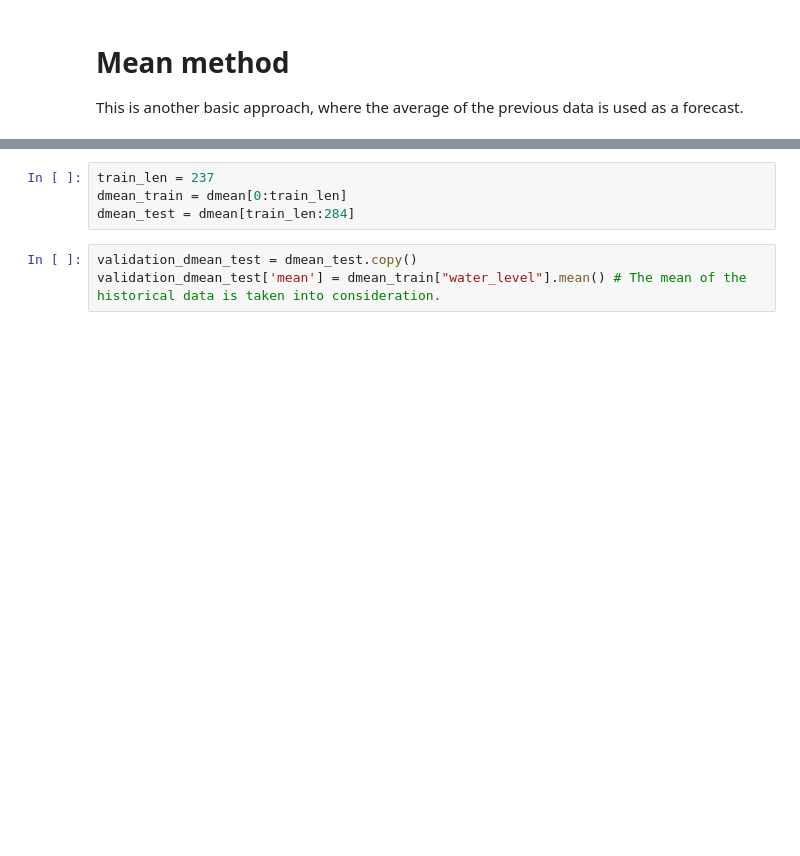
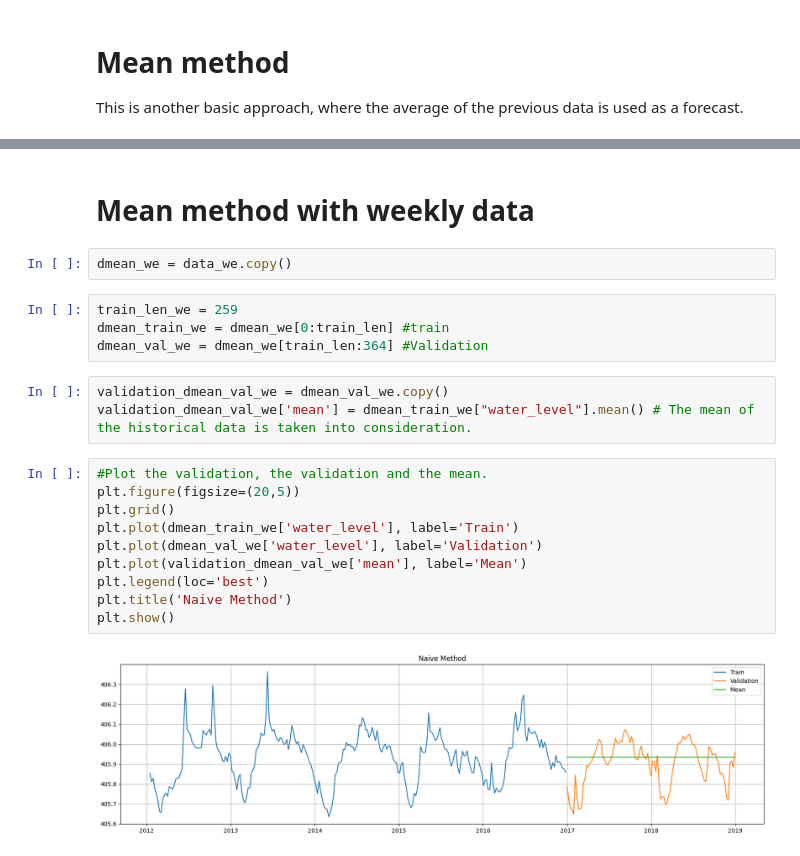
Before and after one commit to kaebry/DSF, a Jupyter notebook: Code/Naive.ipynb, the cells around one changed output, grey strips where cells are left out. Cells and saved outputs as stored; diff of their text form; blank space fills up the shorter version.

```diff
--- a/Code/Naive.ipynb
+++ b/Code/Naive.ipynb
@@ -205,7 +217,23 @@ dmean = data.copy()
-# %%
-train_len = 237
-dmean_train = dmean[0:train_len]
-dmean_test = dmean[train_len:284]
+# %% [markdown]
+# Mean method with weekly data
+# %%
+dmean_we = data_we.copy()
+# %%
+train_len_we = 259
+dmean_train_we = dmean_we[0:train_len] #train
+dmean_val_we = dmean_we[train_len:364] #Validation
 # %%
-validation_dmean_test = dmean_test.copy()
-validation_dmean_test['mean'] = dmean_train["water_level"].mean() # The mean of the historical data is taken into consideration.
+validation_dmean_val_we = dmean_val_we.copy()
+validation_dmean_val_we['mean'] = dmean_train_we["water_level"].mean() # The mean of the historical data is taken into consideration.
+# %%
+#Plot the validation, the validation and the mean.
+plt.figure(figsize=(20,5))
+plt.grid()
+plt.plot(dmean_train_we['water_level'], label='Train')
+plt.plot(dmean_val_we['water_level'], label='Validation')
+plt.plot(validation_dmean_val_we['mean'], label='Mean')
+plt.legend(loc='best')
+plt.title('Naive Method')
+plt.show()
+# %% [output]
+[figure, added]
```
Also changed, not shown: parts of 23 cells of this notebook, 1 other file.
